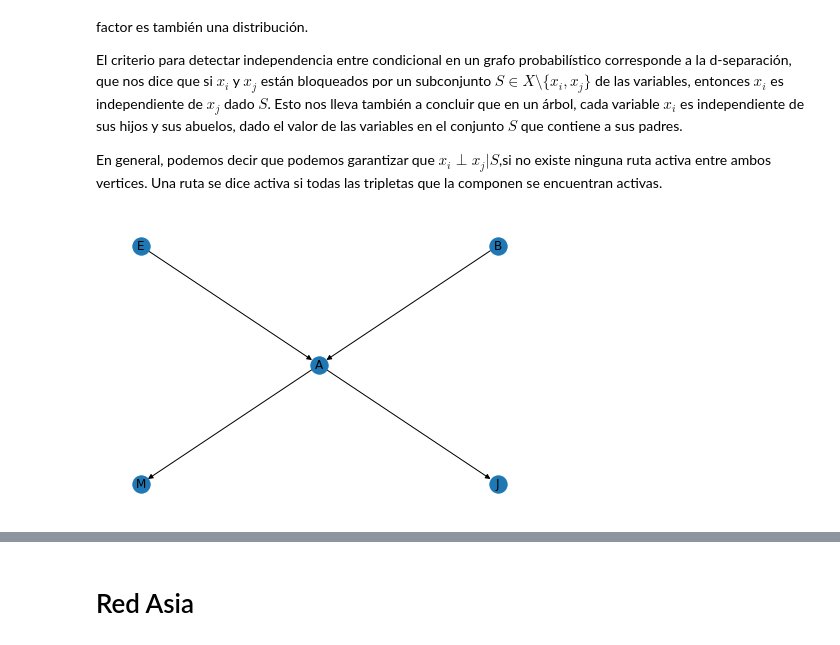
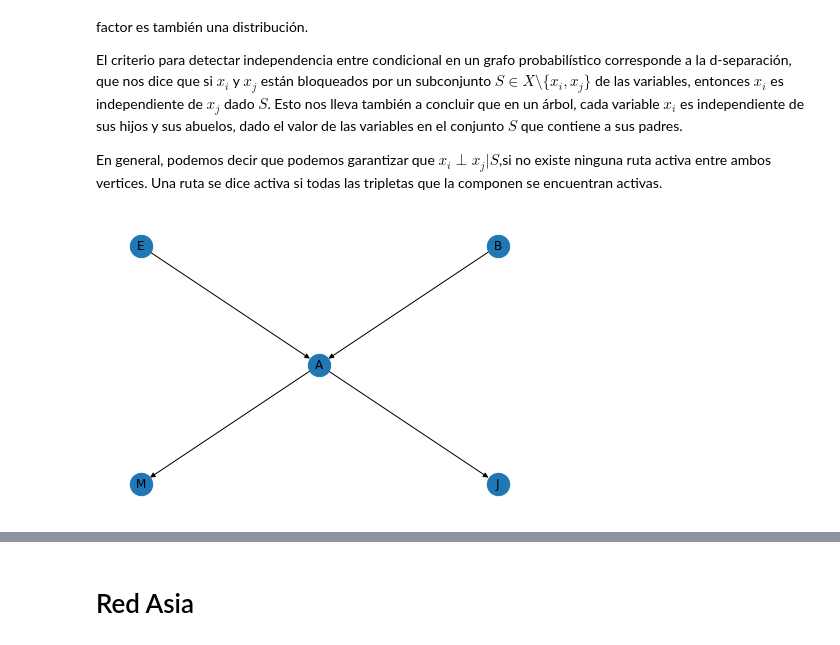
Before and after one commit to sherna90/inteligencia_artificial, a Jupyter notebook: 3.-Redes_Bayesianas.ipynb, the cells around one changed output, grey strips where cells are left out. Drawn from its saved outputs; the diff is of its cells as text; code cells hidden in the pictures.

```diff
--- a/3.-Redes_Bayesianas.ipynb
+++ b/3.-Redes_Bayesianas.ipynb
@@ -9,15 +9,15 @@ En general, podemos decir que podemos garantizar que $x_i \perp x_j \vert S$,si
 # %%
 import networkx as nx
 import matplotlib.pyplot as plt
 
 G=nx.DiGraph()
 G.add_edges_from([('B','A'),('E','A'),('A','J'),('A','M')])
 pos={'A': (0,0),'B':(1,1),'J': (1,-1),'E': (-1,1),'M':(-1,-1)}
-nx.draw(G,pos=pos)
+nx.draw(G,pos=pos,node_size=500)
 nx.draw_networkx_labels(G,pos)
 plt.show()
 # %% [output]
-[figure, old version]
+[figure, new version]
 # %%
 from networkx.algorithms.d_separation import d_separated
 
```
Also changed, not shown: parts of 6 cells of this notebook, 2 other files.
